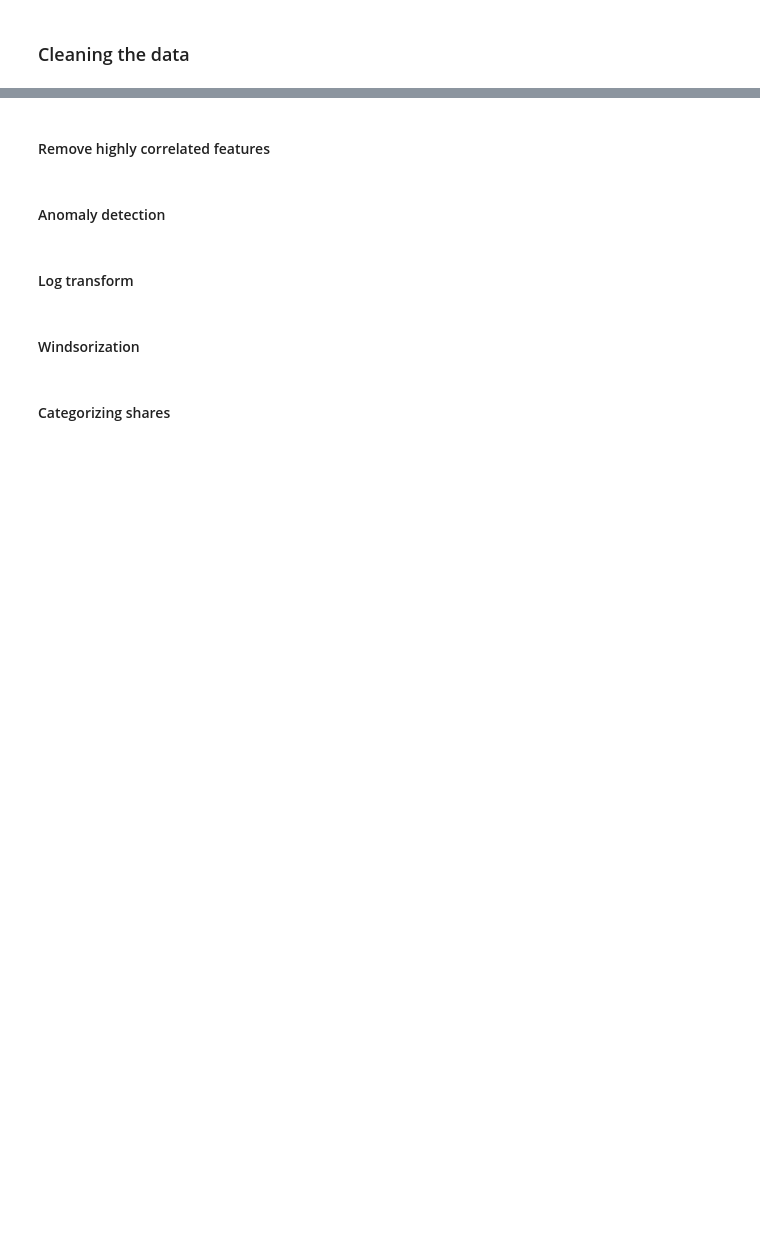
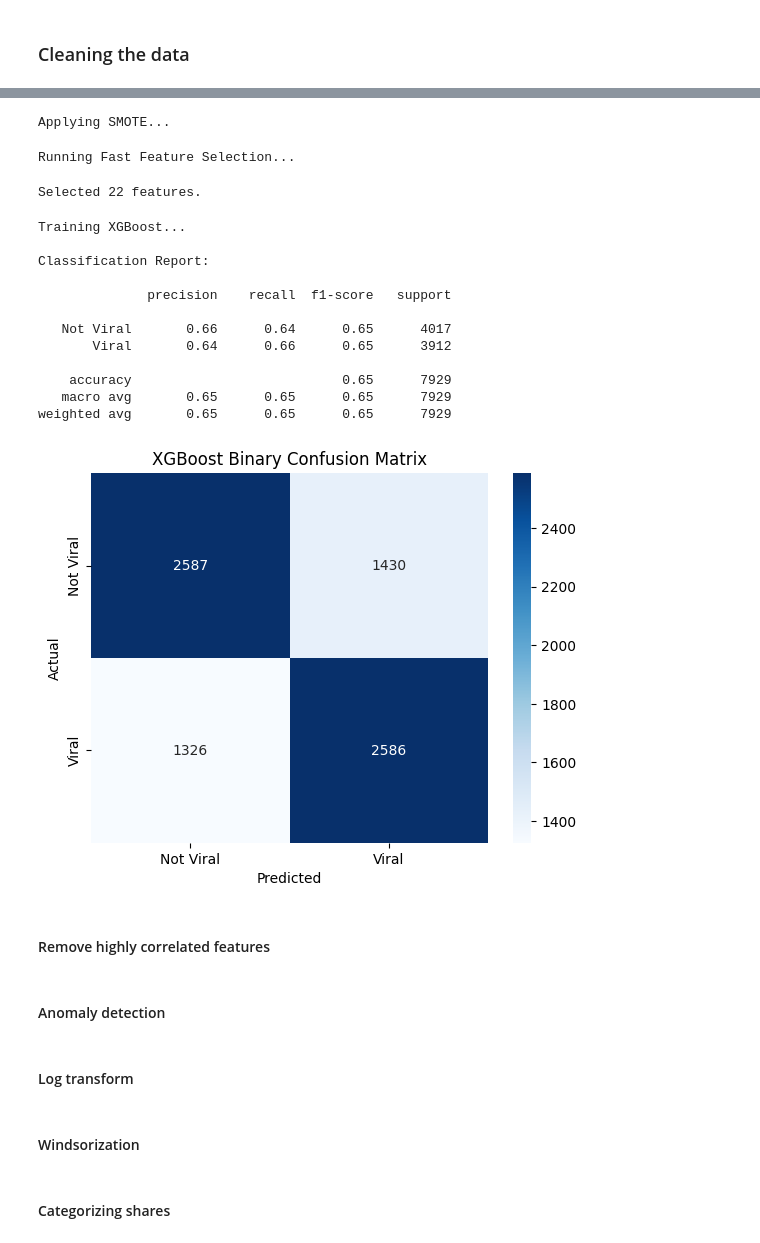
Before and after one commit to madwirblet/CIS4930-Final-Project, a Jupyter notebook: final.ipynb, the cells around one changed output, grey strips where cells are left out. Saved outputs shown, nothing was run; the diff lists cells and outputs as text; code cells hidden in the pictures; blank space fills up the shorter version.

Commit message:
changed to binary classification, adjust data preprocessing step order

```diff
--- a/final.ipynb
+++ b/final.ipynb
@@ -83,2 +173,82 @@ df[binary_cols].dtypes.head()
+# %%
+#CHLOE handling skew and outliers
+scaler = RobustScaler()
+X_train[numeric_cols] = scaler.fit_transform(X_train[numeric_cols])
+X_test[numeric_cols] = scaler.transform(X_test[numeric_cols])
+# %%
+#CHLOE TRAIN SMOTE NAN
+X_train = X_train.replace([np.inf, -np.inf], np.nan)
+X_test = X_test.replace([np.inf, -np.inf], np.nan)
+
+imputer = SimpleImputer(strategy='median')
+X_train = pd.DataFrame(imputer.fit_transform(X_train), columns=X_train.columns)
+X_test = pd.DataFrame(imputer.transform(X_test), columns=X_test.columns)
+
+#CLASS BALANCING (SMOTE)
+cat_indices = [X_train.columns.get_loc(c) for c in binary_cols if c in X_train.columns]
+print("Applying SMOTE...")
+sm = SMOTENC(categorical_features=cat_indices, random_state=42)
+X_train_res, y_train_res = sm.fit_resample(X_train, y_train)
+# %% [output]
+Applying SMOTE...
+# %%
+#CHLOE FEATURE SELECTION
+cat_indices = [X_train.columns.get_loc(c) for c in binary_cols if c in X_train.columns]
+print("Running Fast Feature Selection...")
+selector_model = RandomForestClassifier(n_estimators=100, max_depth=10, n_jobs=-1, random_state=42)
+selector_model.fit(X_train_res, y_train_res)
+
+selection = SelectFromModel(selector_model, threshold="1.25*median", prefit=True)
+X_train_selected = selection.transform(X_train_res)
+X_test_selected = selection.transform(X_test)
+
+selected_features_names = X_train_res.columns[selection.get_support()]
+print(f"Selected {len(selected_features_names)} features.")
+# %% [output]
+Running Fast Feature Selection...
+Selected 22 features.
+# %%
+print("Training XGBoost...")
+xgb_model = XGBClassifier(
+    n_estimators=1000,
+    learning_rate=0.05,
+    max_depth=6,
+    subsample=0.8,
+    colsample_bytree=0.8,
+    random_state=42,
+    n_jobs=-1,
+    objective='binary:logistic'
+)
+
+xgb_model.fit(X_train_selected, y_train_res)
+
+y_pred_xgb = xgb_model.predict(X_test_selected)
+
+#evaluate
+labels = ["Not Viral", "Viral"]
+
+print("\nClassification Report:\n")
+print(classification_report(y_test, y_pred_xgb, target_names=labels))
+
+cm = confusion_matrix(y_test, y_pred_xgb)
+sns.heatmap(cm, annot=True, fmt='d', cmap='Blues', xticklabels=labels, yticklabels=labels)
+plt.xlabel("Predicted")
+plt.ylabel("Actual")
+plt.title("XGBoost Binary Confusion Matrix")
+plt.show()
+# %% [output]
+Training XGBoost...
+
+Classification Report:
+
+              precision    recall  f1-score   support
+
+   Not Viral       0.66      0.64      0.65      4017
+       Viral       0.64      0.66      0.65      3912
+
+    accuracy                           0.65      7929
+   macro avg       0.65      0.65      0.65      7929
+weighted avg       0.65      0.65      0.65      7929
+[figure, added]
 # %%
 # handling inf
```
Also changed, not shown: parts of 28 cells of this notebook.
